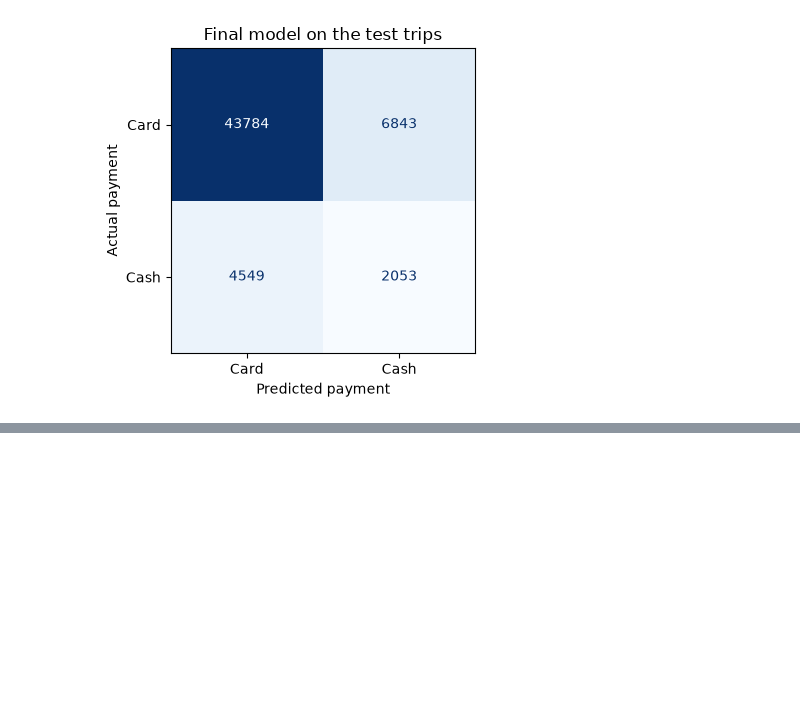
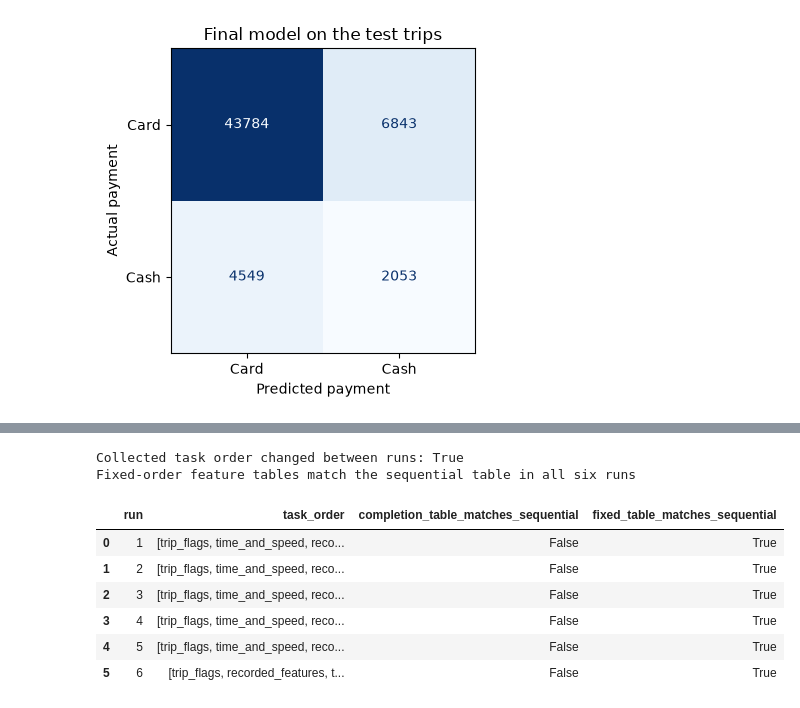
Before and after one commit to brihannaenright/cs4027-payment-prediction, a Jupyter notebook: notebooks/taxipay_pipeline.ipynb, the cells around one changed output, grey strips where cells are left out. Saved outputs shown, nothing was run; the diff lists cells and outputs as text; code cells hidden in the pictures; blank space fills up the shorter version.

Commit message:
Add reproducibility checks

```diff
--- a/notebooks/taxipay_pipeline.ipynb
+++ b/notebooks/taxipay_pipeline.ipynb
@@ -1104,0 +1175,44 @@ plt.show()
+# %%
+from concurrent.futures import as_completed
+
+feature_tasks = [time_and_speed, trip_flags, recorded_features]
+order_reference = add_features(train, workers=1)
+ordering_runs = []
+
+for repeat in range(6):
+    with ThreadPoolExecutor(max_workers=MAX_WORKERS) as pool:
+        futures = {pool.submit(task, train): task_id for task_id, task in enumerate(feature_tasks)}
+        completion_order = []
+        blocks = {}
+        for future in as_completed(futures):
+            task_id = futures[future]
+            completion_order.append(task_id)
+            blocks[task_id] = future.result()
+
+    completion_table = pd.concat([blocks[task_id] for task_id in completion_order], axis=1)
+    fixed_table = pd.concat([blocks[task_id] for task_id in range(len(feature_tasks))], axis=1)
+    pd.testing.assert_frame_equal(fixed_table, order_reference, check_exact=True)
+    ordering_runs.append({
+        "run": repeat + 1,
+        "task_order": [feature_tasks[task_id].__name__ for task_id in completion_order],
+        "column_order": completion_table.columns.tolist(),
+        "completion_table_matches_sequential": completion_table.equals(order_reference),
+        "fixed_table_matches_sequential": True,
+    })
+    del completion_table, fixed_table, blocks, futures
+
+ordering_varied = len({tuple(row["task_order"]) for row in ordering_runs}) > 1
+print(f"Collected task order changed between runs: {ordering_varied}")
+print("Fixed-order feature tables match the sequential table in all six runs")
+del order_reference
+pd.DataFrame(ordering_runs).drop(columns="column_order")
+# %% [output]
+Collected task order changed between runs: True
+Fixed-order feature tables match the sequential table in all six runs
+|  | run | task_order | completion_table_matches_sequential | fixed_table_matches_sequential |
+| 0 | 1 | [trip_flags, time_and_speed, reco... | False | True |
+| 1 | 2 | [trip_flags, time_and_speed, reco... | False | True |
+| 2 | 3 | [trip_flags, time_and_speed, reco... | False | True |
+| 3 | 4 | [trip_flags, time_and_speed, reco... | False | True |
+| 4 | 5 | [trip_flags, time_and_speed, reco... | False | True |
+| 5 | 6 | [trip_flags, recorded_features, t... | False | True |
```
Also changed, not shown: parts of 11 cells of this notebook, 1 other file.
